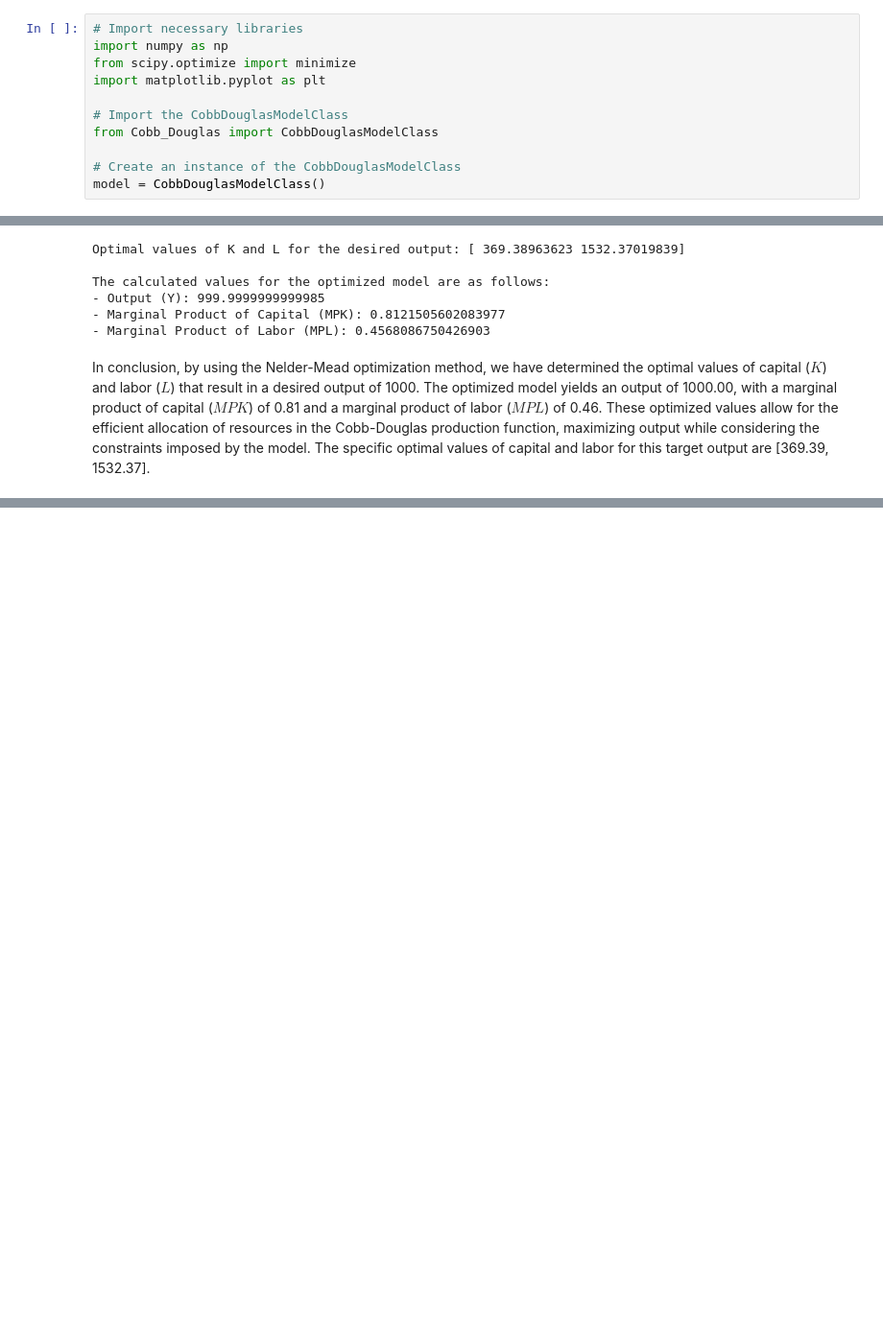
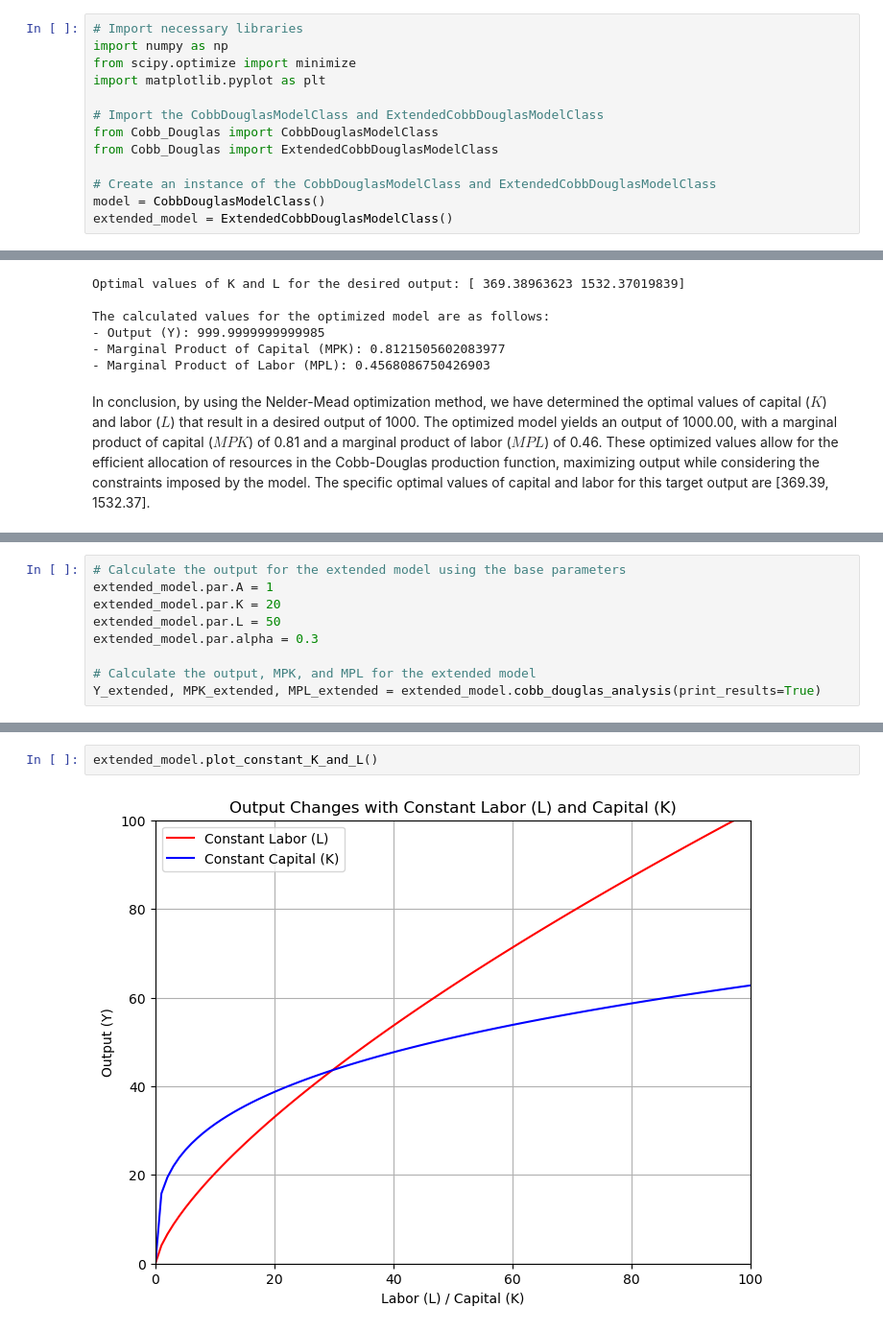
Before and after one commit to NumEconCopenhagen/projects-2023-kscd, a Jupyter notebook: modelproject/modelproject.ipynb, the cells around one changed output, grey strips where cells are left out. Shown at 96% size. Cells and saved outputs as stored; diff of their text form; blank space fills up the shorter version.

```diff
--- a/modelproject/modelproject.ipynb
+++ b/modelproject/modelproject.ipynb
@@ -23,9 +23,11 @@ import numpy as np
 from scipy.optimize import minimize
 import matplotlib.pyplot as plt
 
-# Import the CobbDouglasModelClass
+# Import the CobbDouglasModelClass and ExtendedCobbDouglasModelClass
 from Cobb_Douglas import CobbDouglasModelClass
+from Cobb_Douglas import ExtendedCobbDouglasModelClass
 
-# Create an instance of the CobbDouglasModelClass
+# Create an instance of the CobbDouglasModelClass and ExtendedCobbDouglasModelClass
 model = CobbDouglasModelClass()
+extended_model = ExtendedCobbDouglasModelClass()
 # %% [markdown]
@@ -139,0 +171,9 @@ Add concise conclusion.
+# %%
+# Calculate the output for the extended model using the base parameters
+extended_model.par.A = 1
+extended_model.par.K = 20
+extended_model.par.L = 50
+extended_model.par.alpha = 0.3
+
+# Calculate the output, MPK, and MPL for the extended model
+Y_extended, MPK_extended, MPL_extended = extended_model.cobb_douglas_analysis(print_results=True)
@@ -139,0 +195,4 @@ Add concise conclusion.
+# %%
+extended_model.plot_constant_K_and_L()
+# %% [output]
+[figure, added]
```
Also changed, not shown: parts of 21 cells of this notebook, 1 other file.
